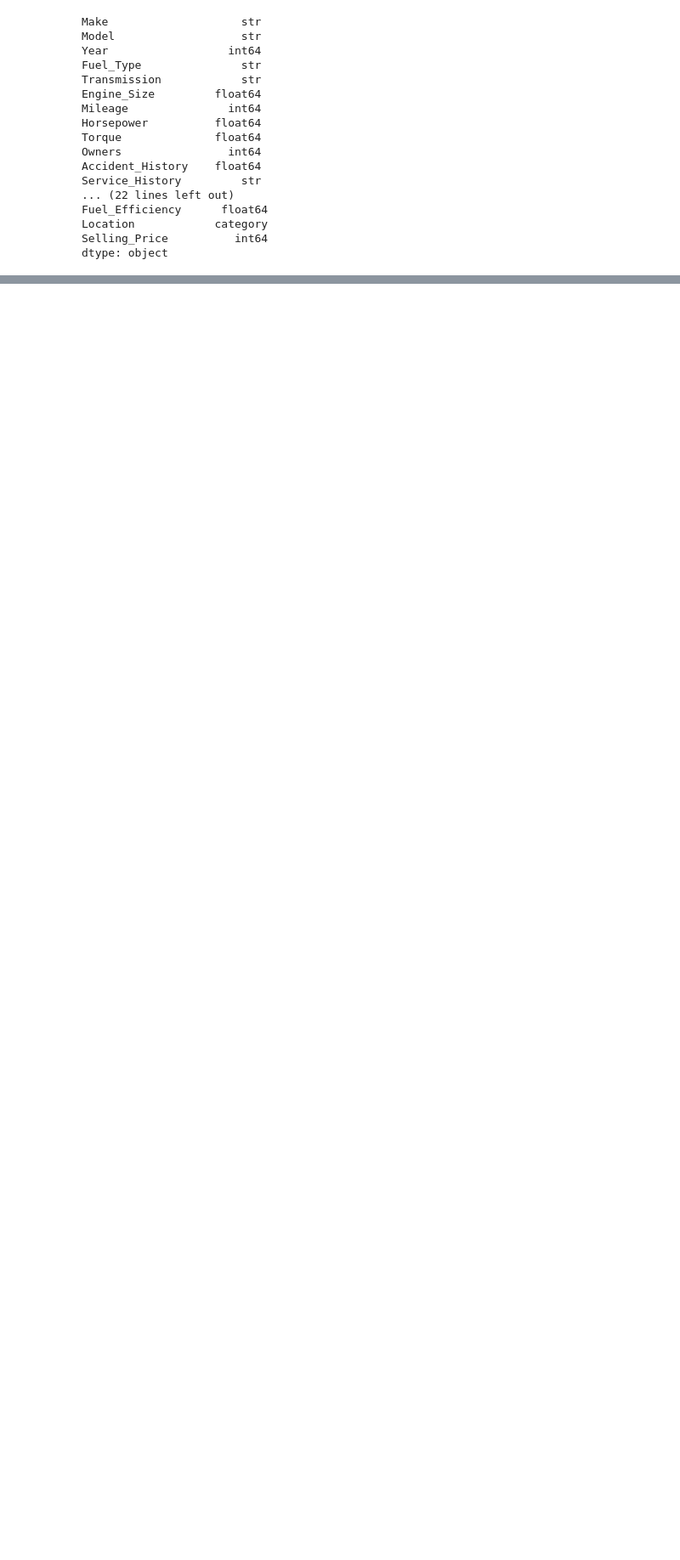
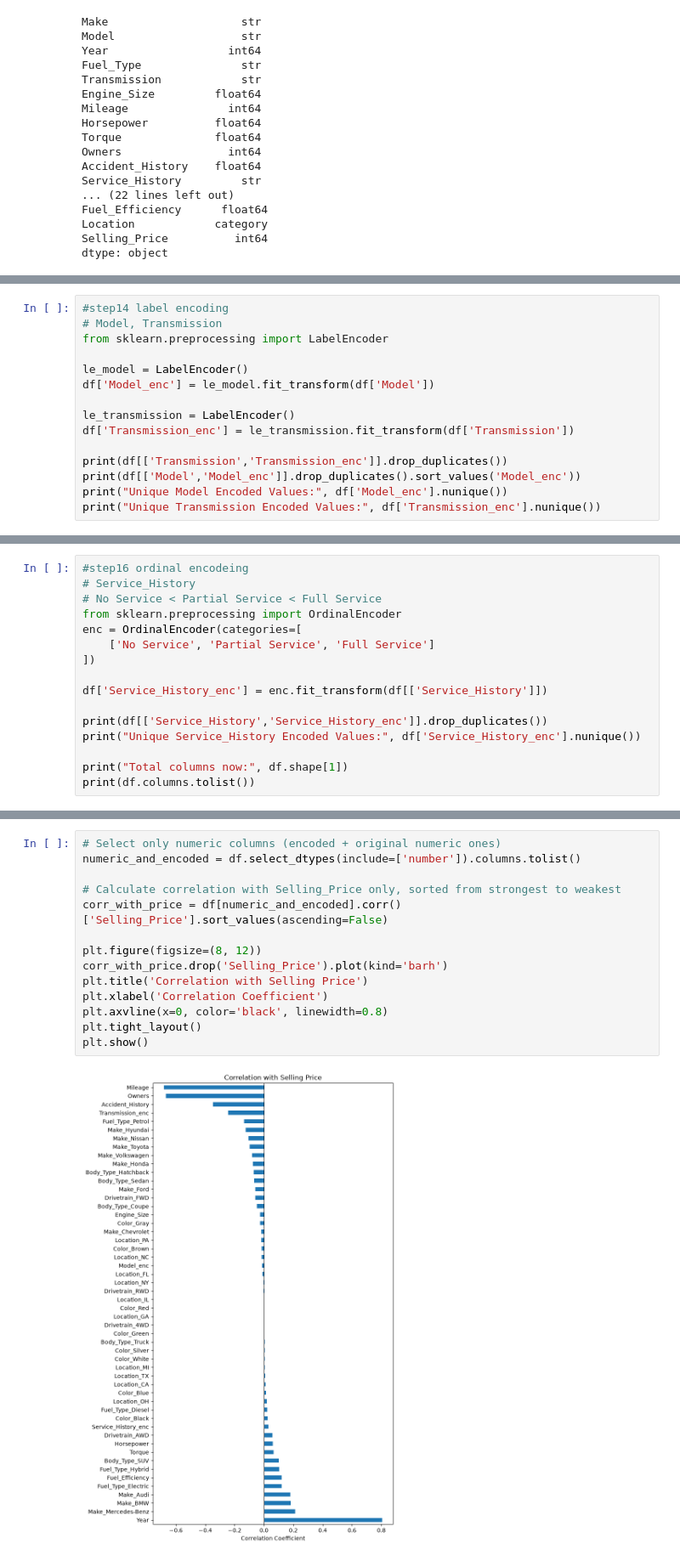
Before and after one commit to sihachaiwat/ML-CPE, a Jupyter notebook: LAB02/LAB2_code.ipynb, the cells around one changed output, grey strips where cells are left out. Shown at 85% size. Cells and saved outputs as stored; diff of their text form; blank space fills up the shorter version.

```diff
--- a/LAB02/LAB2_code.ipynb
+++ b/LAB02/LAB2_code.ipynb
@@ -378,0 +345,15 @@ Num of new columns: 16
+# %%
+#step14 label encoding
+# Model, Transmission
+from sklearn.preprocessing import LabelEncoder
+
+le_model = LabelEncoder()
+df['Model_enc'] = le_model.fit_transform(df['Model'])
+
+le_transmission = LabelEncoder()
+df['Transmission_enc'] = le_transmission.fit_transform(df['Transmission'])
+
+print(df[['Transmission','Transmission_enc']].drop_duplicates())
+print(df[['Model','Model_enc']].drop_duplicates().sort_values('Model_enc'))
+print("Unique Model Encoded Values:", df['Model_enc'].nunique())
+print("Unique Transmission Encoded Values:", df['Transmission_enc'].nunique())
@@ -378,0 +413,16 @@ Num of new columns: 16
+# %%
+#step16 ordinal encodeing
+# Service_History
+# No Service < Partial Service < Full Service
+from sklearn.preprocessing import OrdinalEncoder
+enc = OrdinalEncoder(categories=[
+    ['No Service', 'Partial Service', 'Full Service']
+])
+
+df['Service_History_enc'] = enc.fit_transform(df[['Service_History']])
+
+print(df[['Service_History','Service_History_enc']].drop_duplicates())
+print("Unique Service_History Encoded Values:", df['Service_History_enc'].nunique())
+
+print("Total columns now:", df.shape[1])
+print(df.columns.tolist())
@@ -378,0 +439,16 @@ Num of new columns: 16
+# %%
+# Select only numeric columns (encoded + original numeric ones)
+numeric_and_encoded = df.select_dtypes(include=['number']).columns.tolist()
+
+# Calculate correlation with Selling_Price only, sorted from strongest to weakest
+corr_with_price = df[numeric_and_encoded].corr()['Selling_Price'].sort_values(ascending=False)
+
+plt.figure(figsize=(8, 12))
+corr_with_price.drop('Selling_Price').plot(kind='barh')
+plt.title('Correlation with Selling Price')
+plt.xlabel('Correlation Coefficient')
+plt.axvline(x=0, color='black', linewidth=0.8)
+plt.tight_layout()
+plt.show()
+# %% [output]
+[figure, added]
```
Also changed, not shown: parts of 15 cells of this notebook, 1 other file.
